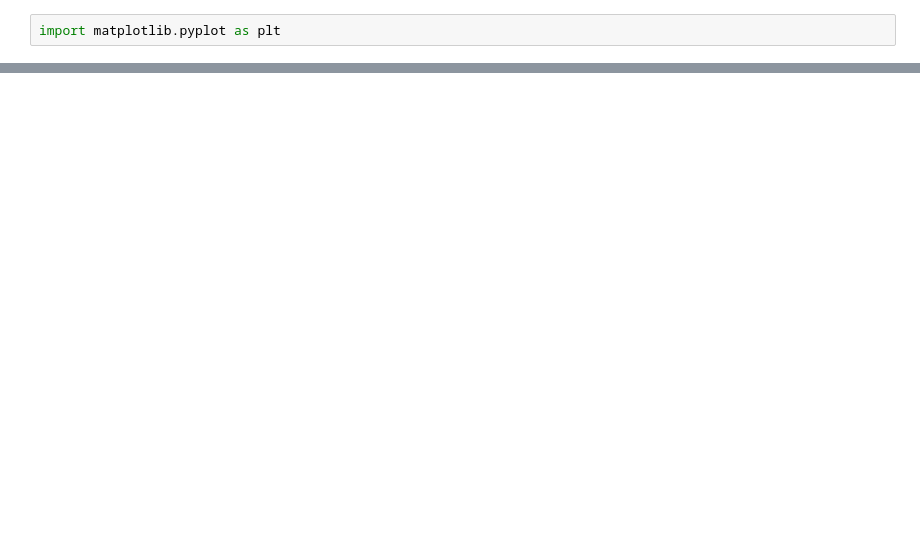
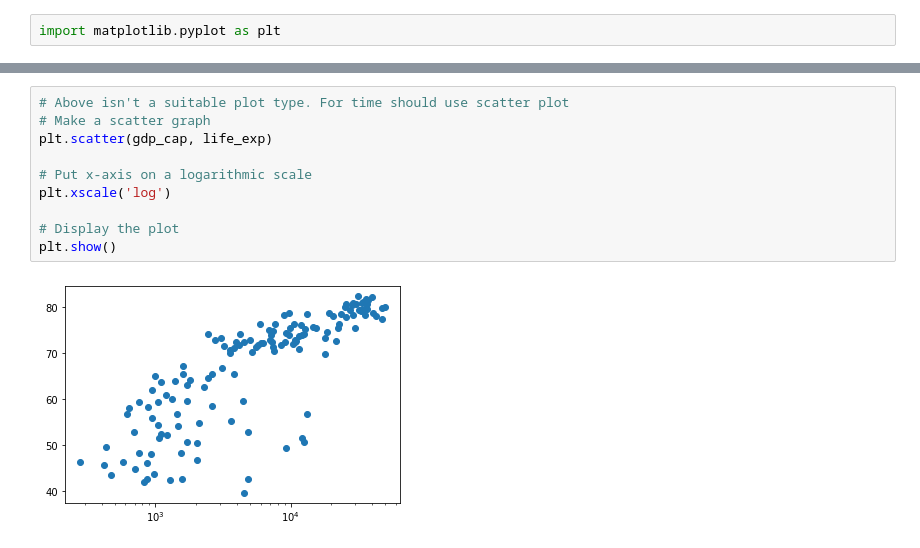
Before and after one commit to DCox88/Code, a Jupyter notebook: python/datacamp_data_scientist_with_python_track/2 - Intermediate Python Matplotlib.ipynb, the cells around one changed output, grey strips where cells are left out. Saved outputs shown, nothing was run; the diff lists cells and outputs as text; blank space fills up the shorter version.

```diff
--- a/python/datacamp_data_scientist_with_python_track/2 - Intermediate Python Matplotlib.ipynb
+++ b/python/datacamp_data_scientist_with_python_track/2 - Intermediate Python Matplotlib.ipynb
@@ -14,0 +33,12 @@ plt.show
+# %%
+# Above isn't a suitable plot type. For time should use scatter plot
+# Make a scatter graph
+plt.scatter(gdp_cap, life_exp)
+
+# Put x-axis on a logarithmic scale
+plt.xscale('log')
+
+# Display the plot
+plt.show()
+# %% [output]
+[figure, added]
```
Also changed, not shown: parts of 4 cells of this notebook.
